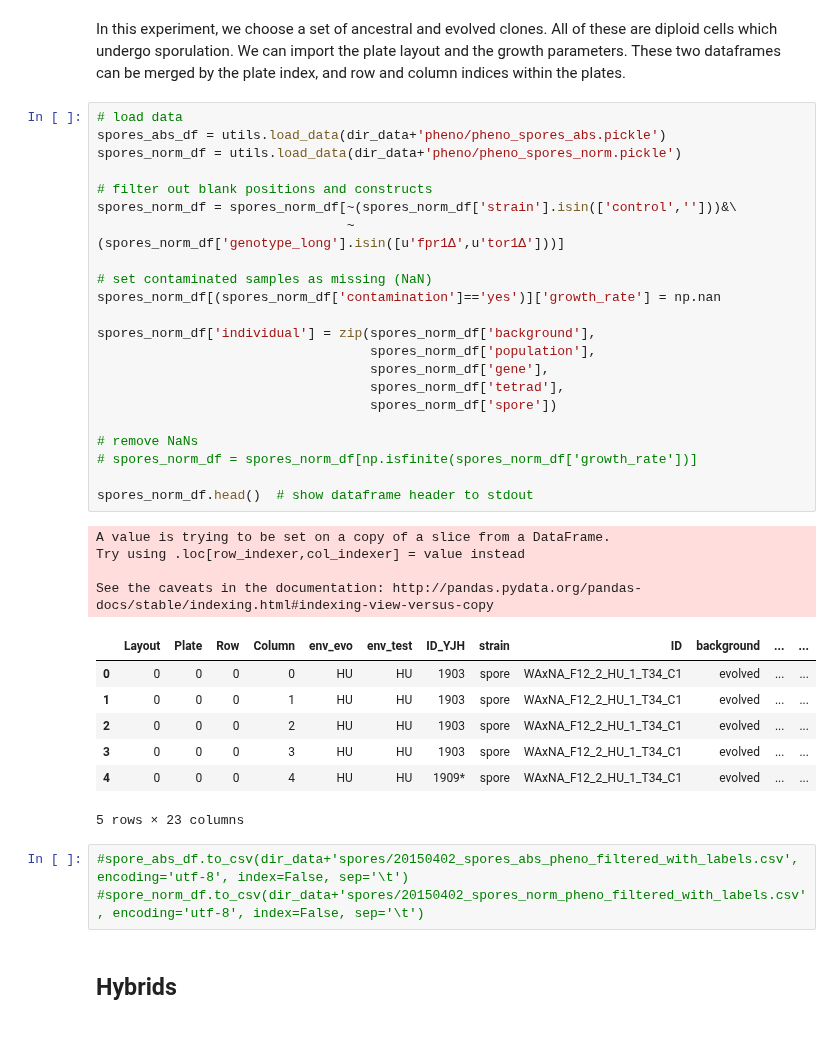
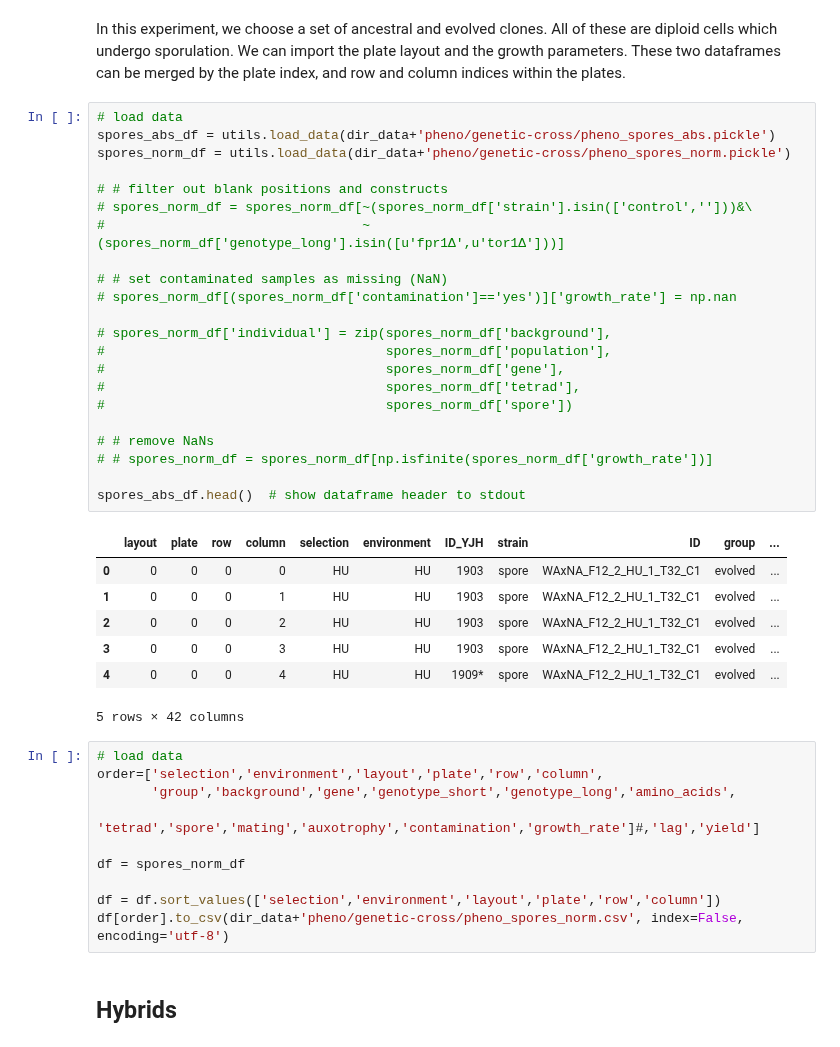
Before and after one commit to ivazquez/clonal-heterogeneity, a Jupyter notebook: src/figure5.ipynb, the cells around one changed output. Cells and saved outputs as stored; diff of their text form.

```diff
--- a/src/figure5.ipynb
+++ b/src/figure5.ipynb
@@ -47,41 +44,44 @@ The autoreload extension is already loaded. To reload it, use:
 In this experiment, we choose a set of ancestral and evolved clones. All of these are diploid cells which undergo sporulation. We can import the plate layout and the growth parameters. These two dataframes can be merged by the plate index, and row and column indices within the plates.
 # %%
 # load data
-spores_abs_df = utils.load_data(dir_data+'pheno/pheno_spores_abs.pickle')
-spores_norm_df = utils.load_data(dir_data+'pheno/pheno_spores_norm.pickle')
+spores_abs_df = utils.load_data(dir_data+'pheno/genetic-cross/pheno_spores_abs.pickle')
+spores_norm_df = utils.load_data(dir_data+'pheno/genetic-cross/pheno_spores_norm.pickle')
 
-# filter out blank positions and constructs
-spores_norm_df = spores_norm_df[~(spores_norm_df['strain'].isin(['control','']))&\
-                                ~(spores_norm_df['genotype_long'].isin([u'fpr1Δ',u'tor1Δ']))]
+# # filter out blank positions and constructs
+# spores_norm_df = spores_norm_df[~(spores_norm_df['strain'].isin(['control','']))&\
+#                                 ~(spores_norm_df['genotype_long'].isin([u'fpr1Δ',u'tor1Δ']))]
 
-# set contaminated samples as missing (NaN)
-spores_norm_df[(spores_norm_df['contamination']=='yes')]['growth_rate'] = np.nan
+# # set contaminated samples as missing (NaN)
+# spores_norm_df[(spores_norm_df['contamination']=='yes')]['growth_rate'] = np.nan
 
-spores_norm_df['individual'] = zip(spores_norm_df['background'],
-                                   spores_norm_df['population'],
-                                   spores_norm_df['gene'],
-                                   spores_norm_df['tetrad'],
-                                   spores_norm_df['spore'])
+# spores_norm_df['individual'] = zip(spores_norm_df['background'],
+#                                    spores_norm_df['population'],
+#                                    spores_norm_df['gene'],
+#                                    spores_norm_df['tetrad'],
+#                                    spores_norm_df['spore'])
 
-# remove NaNs
-# spores_norm_df = spores_norm_df[np.isfinite(spores_norm_df['growth_rate'])]
+# # remove NaNs
+# # spores_norm_df = spores_norm_df[np.isfinite(spores_norm_df['growth_rate'])]
 
-spores_norm_df.head()  # show dataframe header to stdout
+spores_abs_df.head()  # show dataframe header to stdout
 # %% [output]
+|  | layout | plate | row | column | selection | environment | ID_YJH | strain | ID | group | ... |
+| 0 | 0 | 0 | 0 | 0 | HU | HU | 1903 | spore | WAxNA_F12_2_HU_1_T32_C1 | evolved | ... |
+| 1 | 0 | 0 | 0 | 1 | HU | HU | 1903 | spore | WAxNA_F12_2_HU_1_T32_C1 | evolved | ... |
+| 2 | 0 | 0 | 0 | 2 | HU | HU | 1903 | spore | WAxNA_F12_2_HU_1_T32_C1 | evolved | ... |
+| 3 | 0 | 0 | 0 | 3 | HU | HU | 1903 | spore | WAxNA_F12_2_HU_1_T32_C1 | evolved | ... |
+| 4 | 0 | 0 | 0 | 4 | HU | HU | 1909* | spore | WAxNA_F12_2_HU_1_T32_C1 | evolved | ... |
-A value is trying to be set on a copy of a slice from a DataFrame.
-Try using .loc[row_indexer,col_indexer] = value instead
-
-See the caveats in the documentation: http://pandas.pydata.org/pandas-docs/stable/indexing.html#indexing-view-versus-copy
+5 rows × 42 columns
-|  | Layout | Plate | Row | Column | env_evo | env_test | ID_YJH | strain | ID | background | ... | ... |
-| 0 | 0 | 0 | 0 | 0 | HU | HU | 1903 | spore | WAxNA_F12_2_HU_1_T34_C1 | evolved | ... | ... |
-| 1 | 0 | 0 | 0 | 1 | HU | HU | 1903 | spore | WAxNA_F12_2_HU_1_T34_C1 | evolved | ... | ... |
-| 2 | 0 | 0 | 0 | 2 | HU | HU | 1903 | spore | WAxNA_F12_2_HU_1_T34_C1 | evolved | ... | ... |
-| 3 | 0 | 0 | 0 | 3 | HU | HU | 1903 | spore | WAxNA_F12_2_HU_1_T34_C1 | evolved | ... | ... |
-| 4 | 0 | 0 | 0 | 4 | HU | HU | 1909* | spore | WAxNA_F12_2_HU_1_T34_C1 | evolved | ... | ... |
-5 rows × 23 columns
-# %%
-#spore_abs_df.to_csv(dir_data+'spores/20150402_spores_abs_pheno_filtered_with_labels.csv', encoding='utf-8', index=False, sep='\t')
-#spore_norm_df.to_csv(dir_data+'spores/20150402_spores_norm_pheno_filtered_with_labels.csv', encoding='utf-8', index=False, sep='\t')
+# %%
+# load data
+order=['selection','environment','layout','plate','row','column',
+       'group','background','gene','genotype_short','genotype_long','amino_acids',
+       'tetrad','spore','mating','auxotrophy','contamination','growth_rate']#,'lag','yield']
+
+df = spores_norm_df
+
+df = df.sort_values(['selection','environment','layout','plate','row','column'])
+df[order].to_csv(dir_data+'pheno/genetic-cross/pheno_spores_norm.csv', index=False, encoding='utf-8')
 # %% [markdown]
 ## Hybrids
 # %%
```
Also changed, not shown: parts of 5 cells of this notebook.
